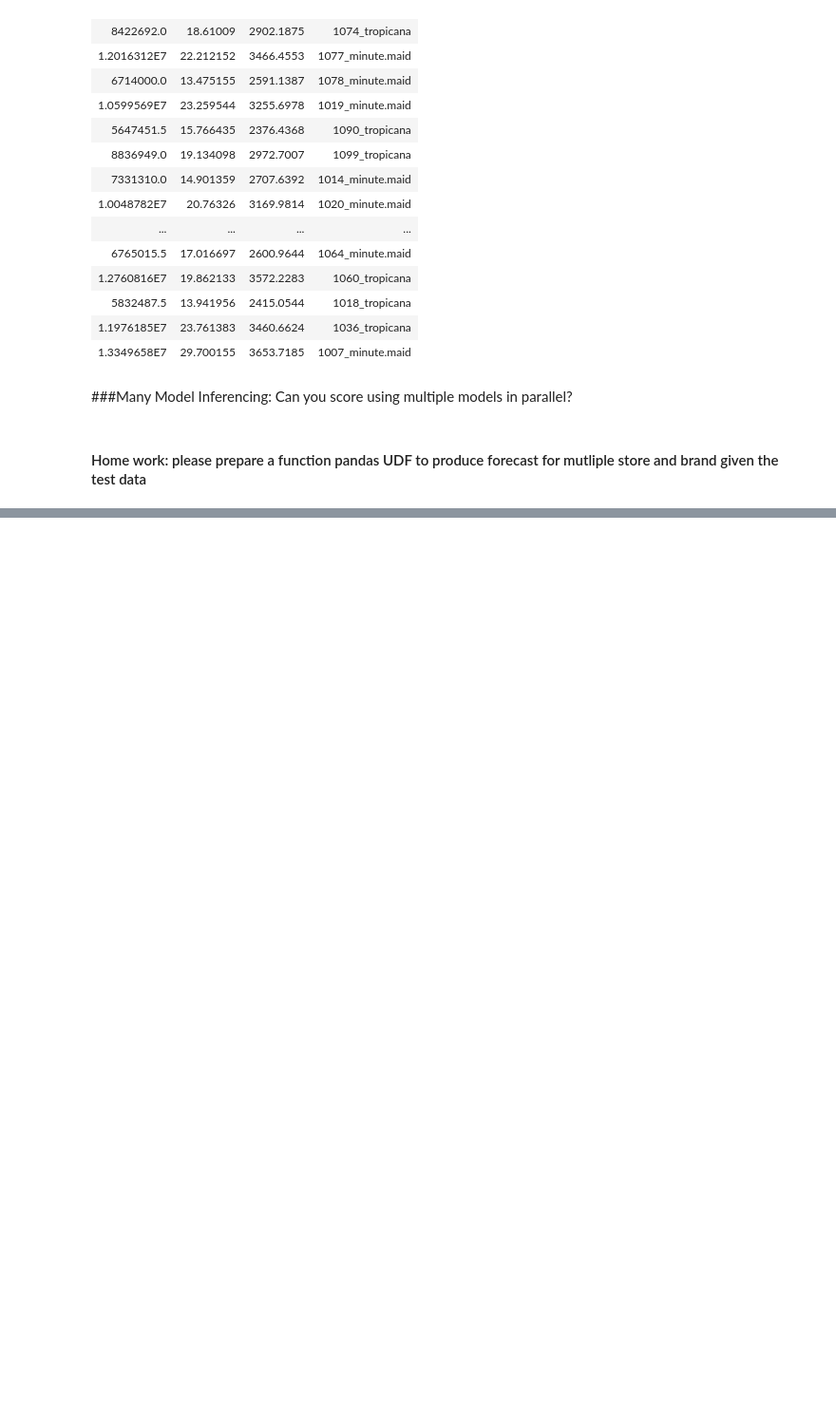
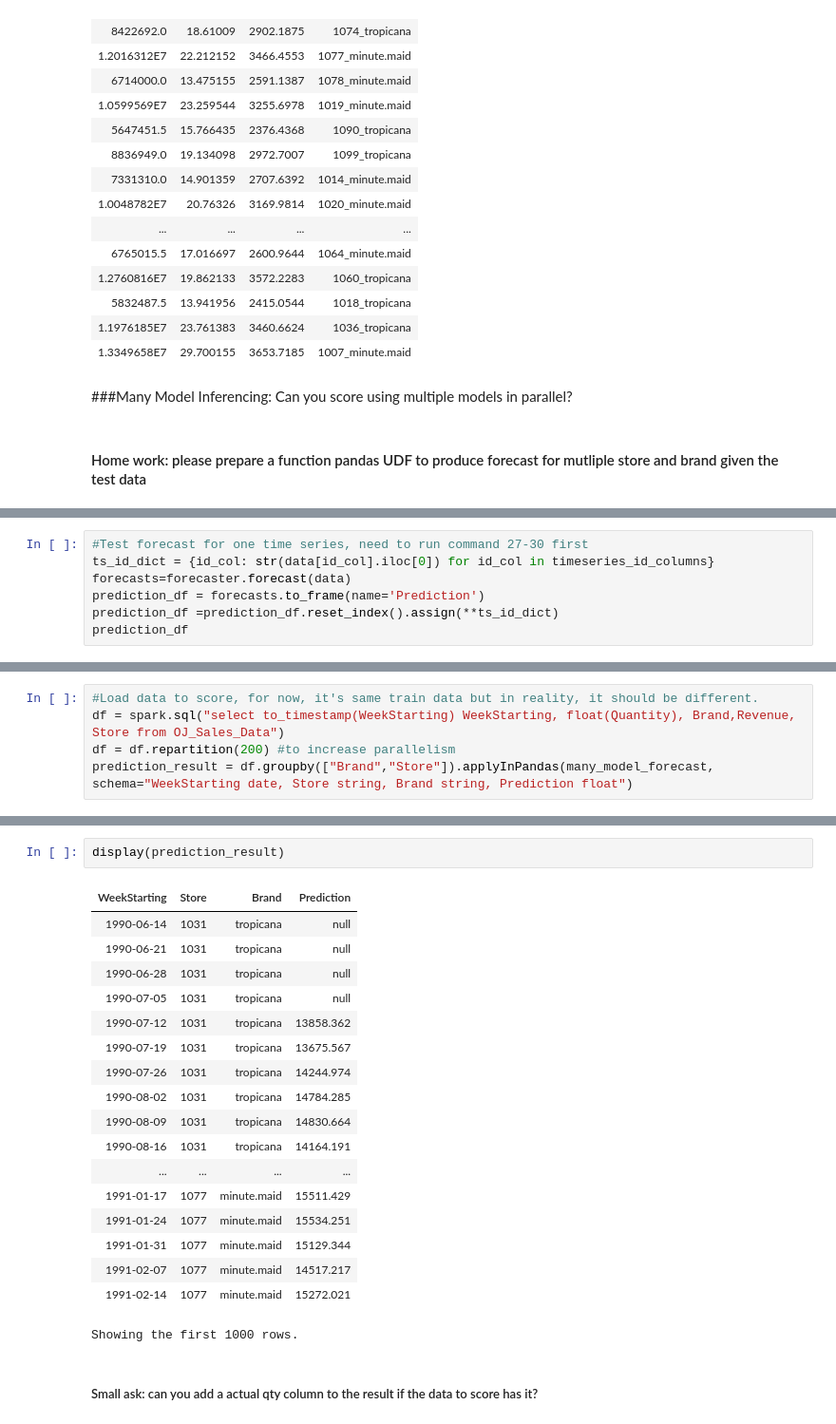
Before and after one commit to james-tn/Many-Models, a Jupyter notebook: code/many_models_spark.ipynb, the cells around one changed output, grey strips where cells are left out. Shown: that part at 95% size. Drawn from its saved outputs; the diff is of its cells as text; blank space fills up the shorter version.

```diff
--- a/code/many_models_spark.ipynb
+++ b/code/many_models_spark.ipynb
@@ -374,0 +379,7 @@ display(result)
+# %%
+#Test forecast for one time series, need to run command 27-30 first
+ts_id_dict = {id_col: str(data[id_col].iloc[0]) for id_col in timeseries_id_columns}
+forecasts=forecaster.forecast(data)
+prediction_df = forecasts.to_frame(name='Prediction')
+prediction_df =prediction_df.reset_index().assign(**ts_id_dict)
+prediction_df
@@ -374,0 +445,5 @@ display(result)
+# %%
+#Load data to score, for now, it's same train data but in reality, it should be different.
+df = spark.sql("select to_timestamp(WeekStarting) WeekStarting, float(Quantity), Brand,Revenue, Store from OJ_Sales_Data")
+df = df.repartition(200) #to increase parallelism
+prediction_result = df.groupby(["Brand","Store"]).applyInPandas(many_model_forecast, schema="WeekStarting date, Store string, Brand string, Prediction float")
@@ -374,0 +452,23 @@ display(result)
+# %%
+display(prediction_result)
+# %% [output]
+| WeekStarting | Store | Brand | Prediction |
+| 1990-06-14 | 1031 | tropicana | null |
+| 1990-06-21 | 1031 | tropicana | null |
+| 1990-06-28 | 1031 | tropicana | null |
+| 1990-07-05 | 1031 | tropicana | null |
+| 1990-07-12 | 1031 | tropicana | 13858.362 |
+| 1990-07-19 | 1031 | tropicana | 13675.567 |
+| 1990-07-26 | 1031 | tropicana | 14244.974 |
+| 1990-08-02 | 1031 | tropicana | 14784.285 |
+| 1990-08-09 | 1031 | tropicana | 14830.664 |
+| 1990-08-16 | 1031 | tropicana | 14164.191 |
+| ... | ... | ... | ... |
+| 1991-01-17 | 1077 | minute.maid | 15511.429 |
+| 1991-01-24 | 1077 | minute.maid | 15534.251 |
+| 1991-01-31 | 1077 | minute.maid | 15129.344 |
+| 1991-02-07 | 1077 | minute.maid | 14517.217 |
+| 1991-02-14 | 1077 | minute.maid | 15272.021 |
+Showing the first 1000 rows.
+# %% [markdown]
+##### Small ask: can you add a actual qty column to the result if the data to score has it?
```
Also changed, not shown: parts of 7 cells of this notebook.
